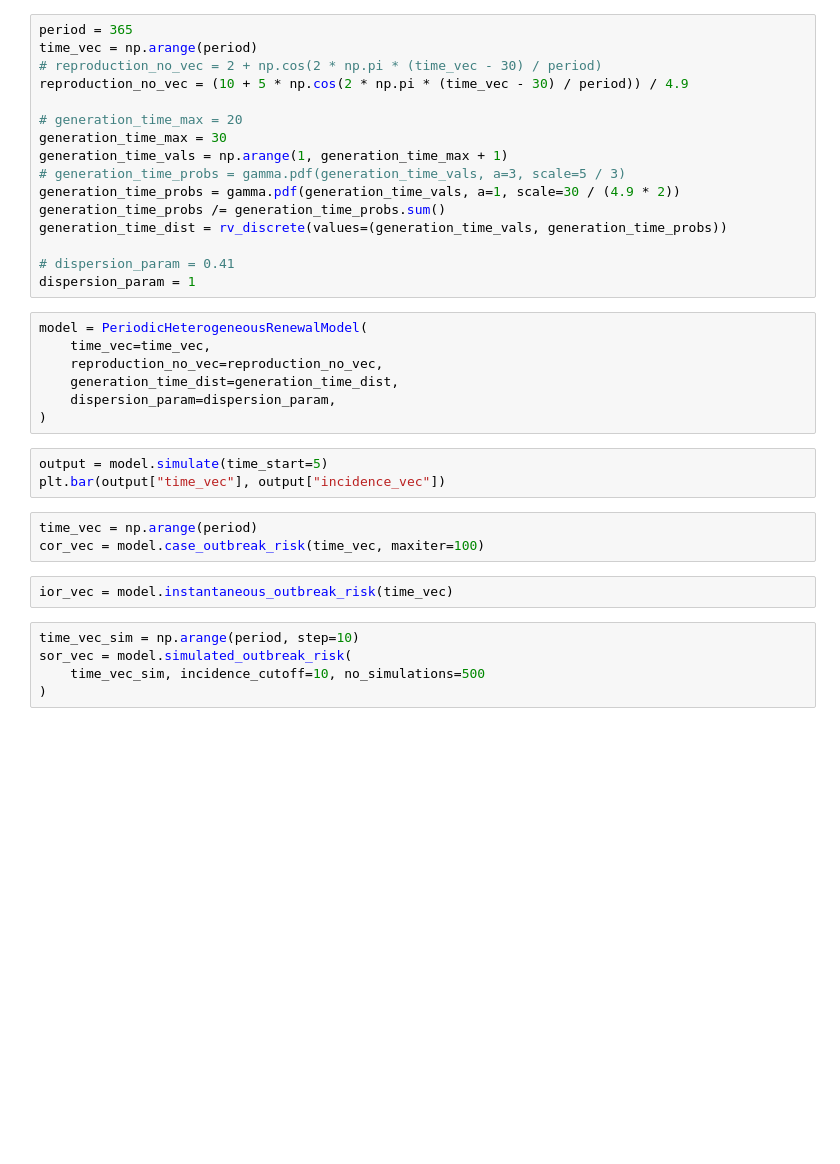
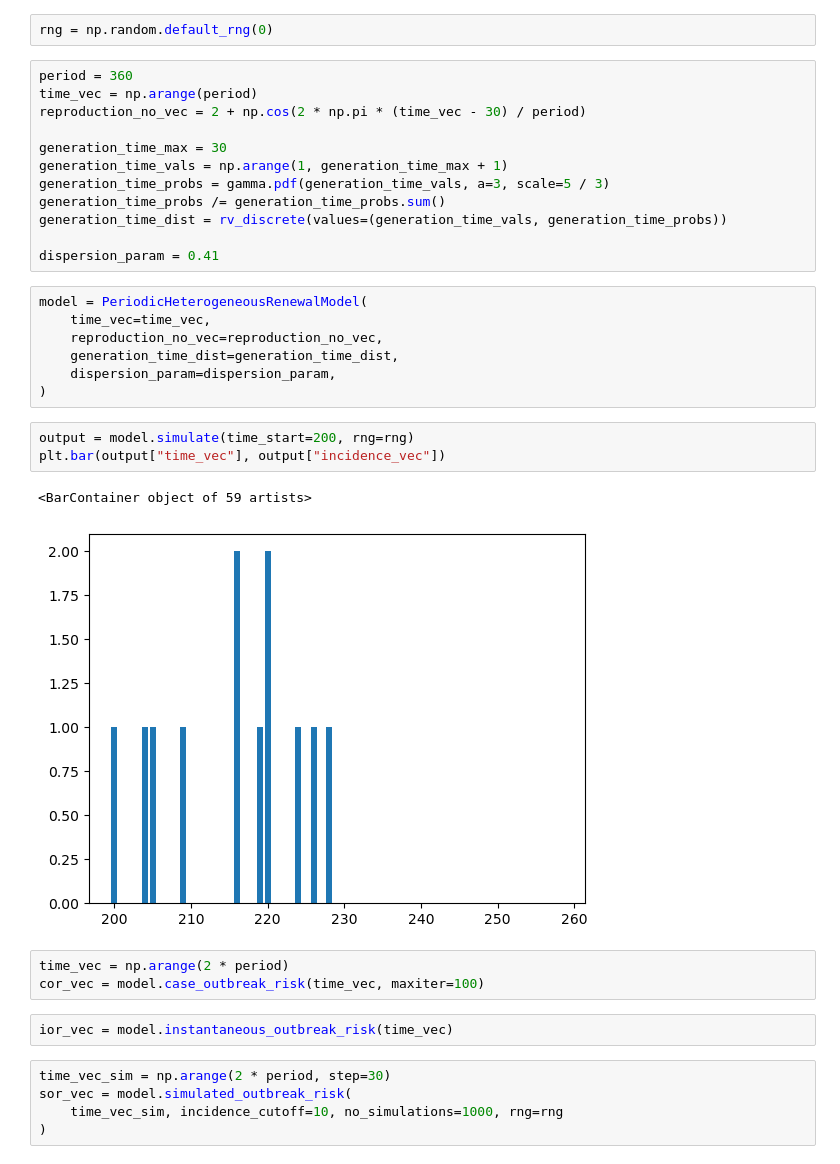
Before and after one commit to will-s-hart/covid-boosters, a Jupyter notebook: example.ipynb, the cells around one changed output. Cells and saved outputs as stored; diff of their text form; blank space fills up the shorter version.

```diff
--- a/example.ipynb
+++ b/example.ipynb
@@ -4,22 +4,20 @@ import matplotlib.pyplot as plt
 from scipy.stats import rv_discrete, gamma
 
 from base import PeriodicHeterogeneousRenewalModel
+# %%
+rng = np.random.default_rng(0)
 # %%
-period = 365
+period = 360
 time_vec = np.arange(period)
-# reproduction_no_vec = 2 + np.cos(2 * np.pi * (time_vec - 30) / period)
-reproduction_no_vec = (10 + 5 * np.cos(2 * np.pi * (time_vec - 30) / period)) / 4.9
+reproduction_no_vec = 2 + np.cos(2 * np.pi * (time_vec - 30) / period)
 
-# generation_time_max = 20
 generation_time_max = 30
 generation_time_vals = np.arange(1, generation_time_max + 1)
-# generation_time_probs = gamma.pdf(generation_time_vals, a=3, scale=5 / 3)
-generation_time_probs = gamma.pdf(generation_time_vals, a=1, scale=30 / (4.9 * 2))
+generation_time_probs = gamma.pdf(generation_time_vals, a=3, scale=5 / 3)
 generation_time_probs /= generation_time_probs.sum()
 generation_time_dist = rv_discrete(values=(generation_time_vals, generation_time_probs))
 
-# dispersion_param = 0.41
-dispersion_param = 1
+dispersion_param = 0.41
 # %%
 model = PeriodicHeterogeneousRenewalModel(
     time_vec=time_vec,
@@ -28,17 +26,20 @@ model = PeriodicHeterogeneousRenewalModel(
     dispersion_param=dispersion_param,
 )
 # %%
-output = model.simulate(time_start=5)
+output = model.simulate(time_start=200, rng=rng)
 plt.bar(output["time_vec"], output["incidence_vec"])
+# %% [output]
+<BarContainer object of 59 artists>
+[figure, added]
 # %%
-time_vec = np.arange(period)
+time_vec = np.arange(2 * period)
 cor_vec = model.case_outbreak_risk(time_vec, maxiter=100)
 # %%
 ior_vec = model.instantaneous_outbreak_risk(time_vec)
 # %%
-time_vec_sim = np.arange(period, step=10)
+time_vec_sim = np.arange(2 * period, step=30)
 sor_vec = model.simulated_outbreak_risk(
-    time_vec_sim, incidence_cutoff=10, no_simulations=500
+    time_vec_sim, incidence_cutoff=10, no_simulations=1000, rng=rng
 )
 # %%
 plt.plot(time_vec, cor_vec)
```
Also changed, not shown: parts of 2 cells of this notebook, 1 other file.
